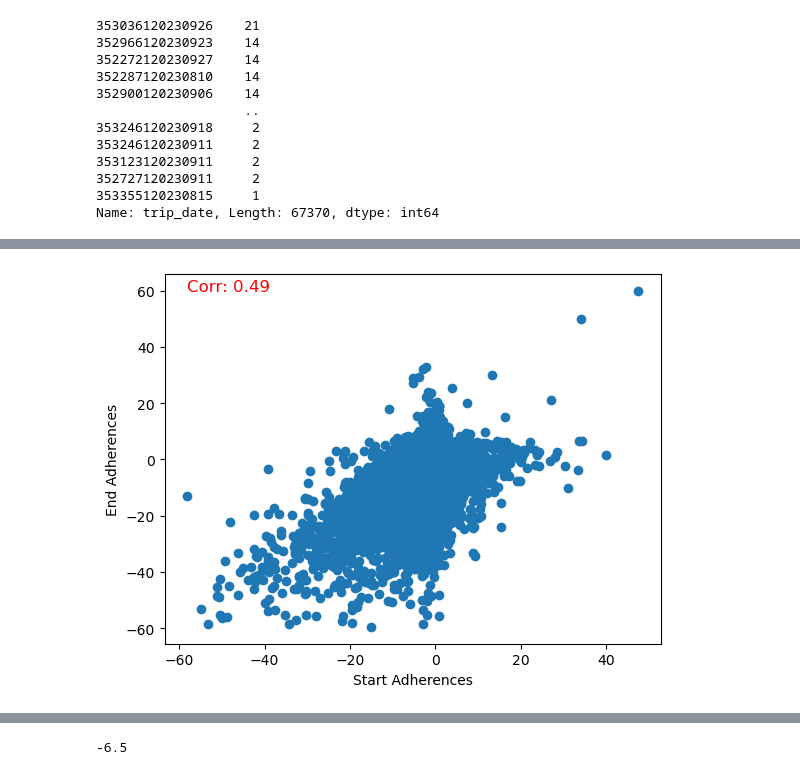
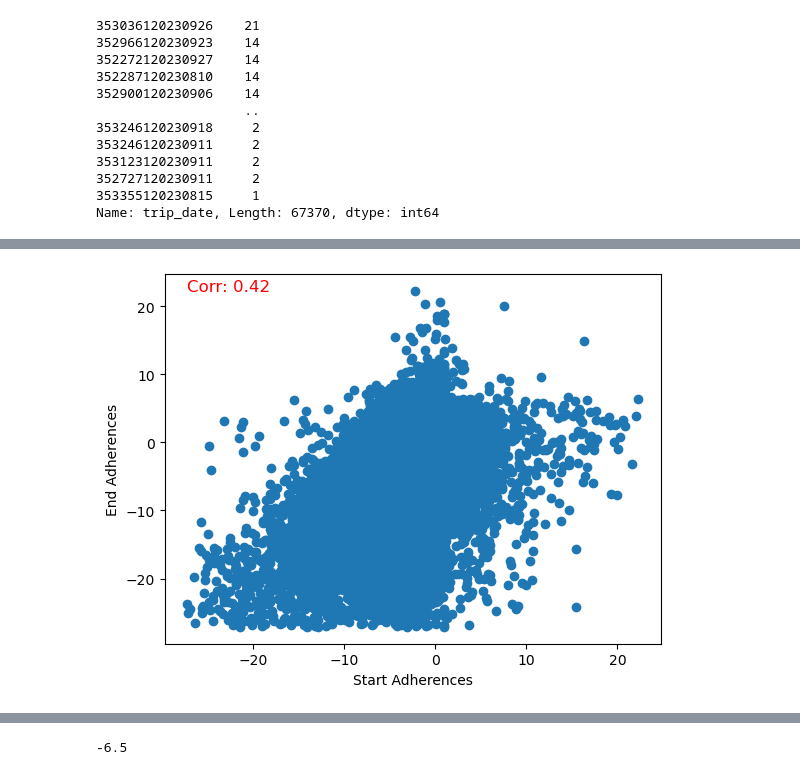
Before and after one commit to nss-data-science-cohort-7/wego-bone_scrapers_wego, a Jupyter notebook: notebooks/eda_sd.ipynb, the cells around one changed output, grey strips where cells are left out. Cells and saved outputs as stored; diff of their text form; code cells hidden in the pictures.

```diff
--- a/notebooks/eda_sd.ipynb
+++ b/notebooks/eda_sd.ipynb
@@ -97,26 +60,44 @@ Name: TRIP_EDGE, dtype: int64
+# %%
+# remove trips for which all trip edges don't have the same trip ID (there are only 4 such trips)
+ones = data_complete_trips[data_complete_trips['TRIP_EDGE'] == 1].index.to_list()
+twos = data_complete_trips[data_complete_trips['TRIP_EDGE'] == 2].index.to_list()
+not_same_tripids = []
+for one, two in zip(ones, twos):
+    if len(set(data_complete_trips.loc[one:two]["TRIP_ID"].tolist())) >1:
+        not_same_tripids.append([one, two])
+u = data_complete_trips.copy()
+u["SAME_TRIP_IDs"] = True
+for start, end in not_same_tripids:
+    u.loc[start:end, 'SAME_TRIP_IDs'] = False
+data_complete_trips = u[u['SAME_TRIP_IDs'] == True]
+data_complete_trips = data_complete_trips.drop(columns=["SAME_TRIP_IDs", "Complete_trip"])
+# data_complete_trips.to_csv('../data/data_complete_trips.csv')
 # %%
 start_adherences = data_complete_trips[data_complete_trips["TRIP_EDGE"] ==1]["ADHERENCE"]
 end_adherences = data_complete_trips[data_complete_trips["TRIP_EDGE"] ==2]["ADHERENCE"]
 # %%
 x_values = []
 y_values = []
 # lim = float('inf')
-lim = 60
+xmin = np.mean(start_adherences) - 3*np.std(start_adherences)
+xmax = np.mean(start_adherences) + 3*np.std(start_adherences)
+ymin = np.mean(end_adherences) - 3*np.std(end_adherences)
+ymax = np.mean(end_adherences) + 3*np.std(end_adherences)
 for x_value, y_value in zip(start_adherences, end_adherences):
-    if not math.isnan(x_value) and not math.isnan(y_value) and abs(x_value) < lim and abs(y_value) < lim:
+    if not math.isnan(x_value) and not math.isnan(y_value) and xmin <= x_value < xmax and ymin <= y_value < ymax:
         x_values.append(x_value)
         y_values.append(y_value)
 plt.scatter(x_values, y_values)
 plt.xlabel("Start Adherences")
 plt.ylabel("End Adherences")
 correlation = np.corrcoef(x_values, y_values)[0, 1]
 text_content = f"Corr: {correlation:.2f}"
 textbox_x = min(x_values)  # X-coordinate for the top-left corner
 textbox_y = max(y_values)  # Y-coordinate for the top-left corner (use the maximum y-value)
 plt.text(textbox_x, textbox_y, text_content, fontsize=12, color='red')
 plt.show()
 # %% [output]
-[figure, old version]
+[figure, new version]
 # %%
 data["PERC_HEADWAY_DEV"] = 100*data["HDWY_DEV"]/data["SCHEDULED_HDWY"]
 # %%
```
Also changed, not shown: parts of 12 cells of this notebook, 1 other file.
